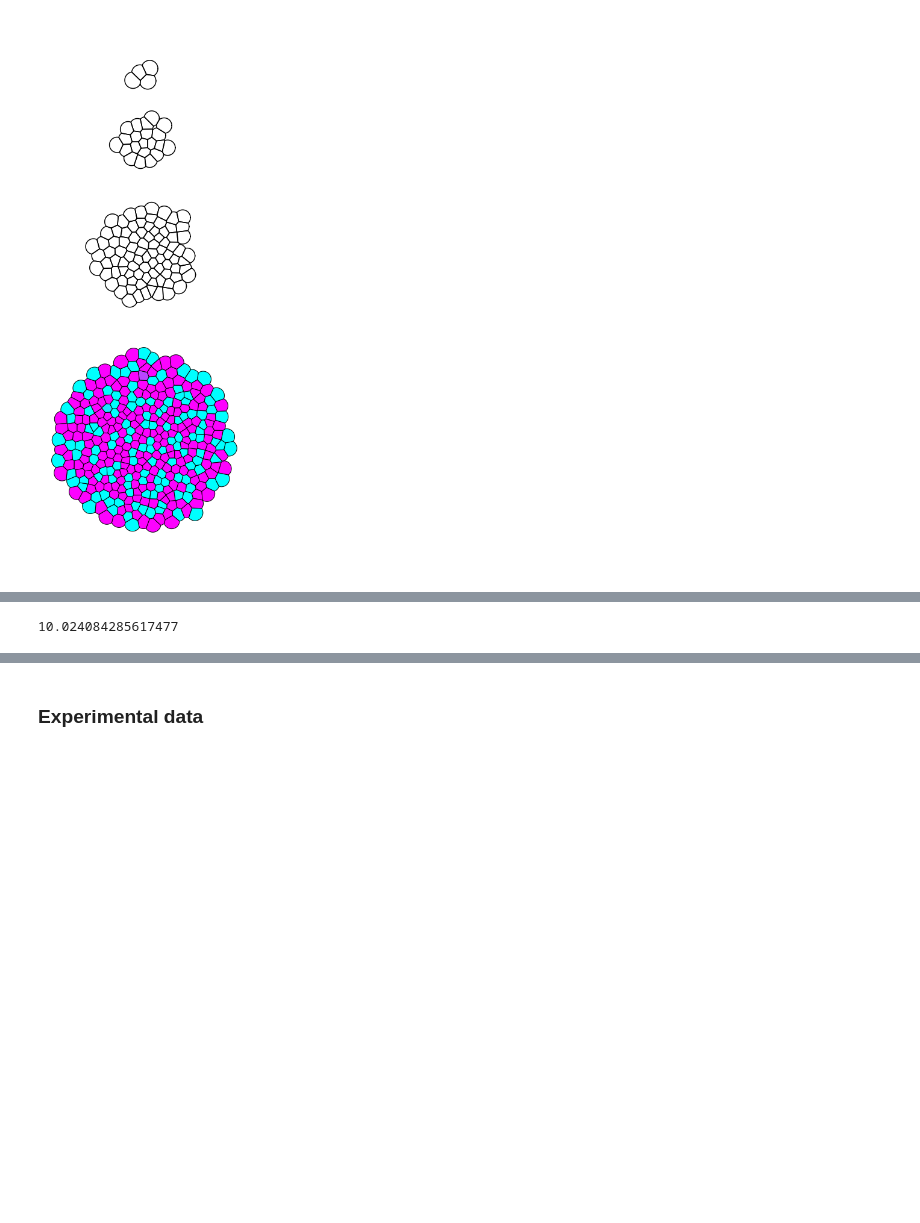
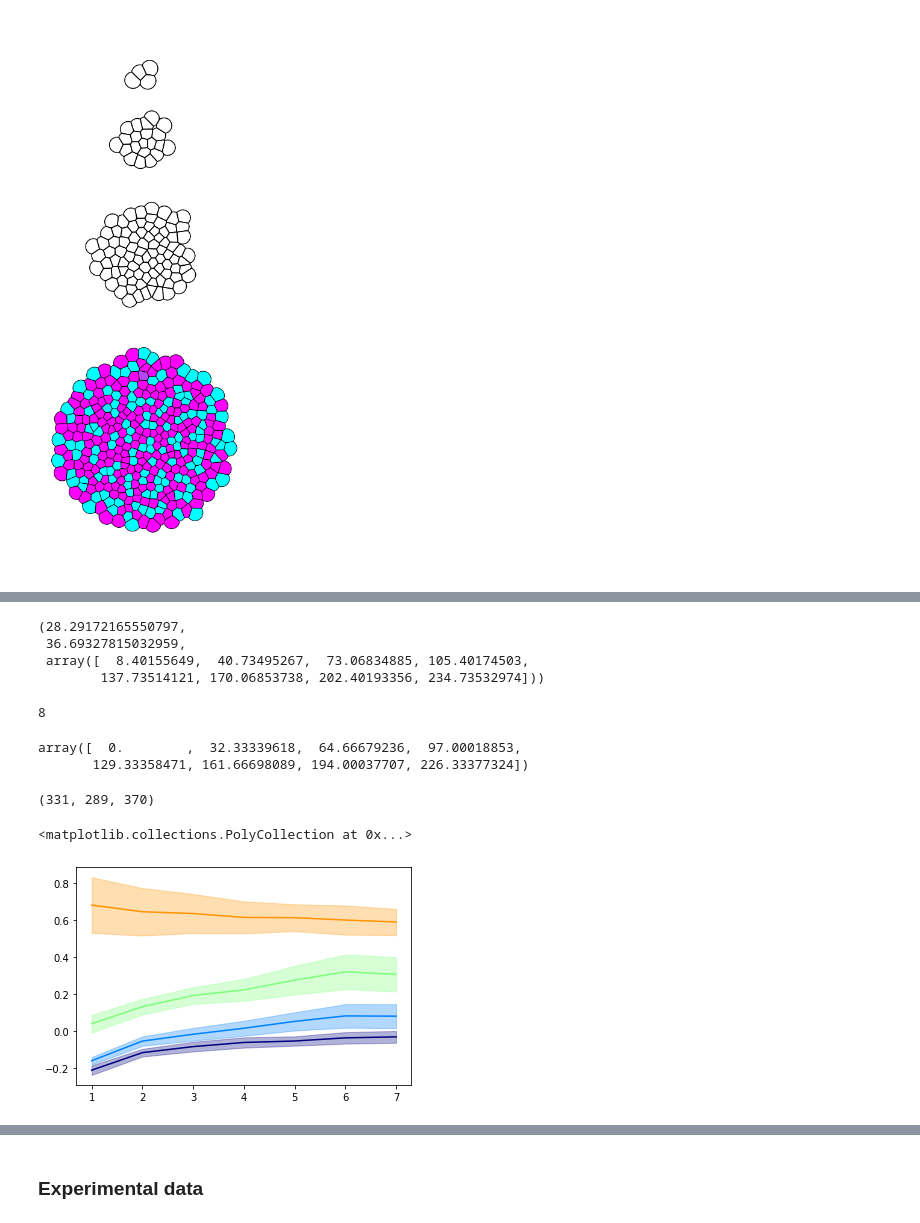
Before and after one commit to SchardtS/Cell-Differentiation, a Jupyter notebook: PhD Thesis (Images).ipynb, the cells around one changed output, grey strips where cells are left out. Saved outputs shown, nothing was run; the diff lists cells and outputs as text; code cells hidden in the pictures; blank space fills up the shorter version.

```diff
--- a/PhD Thesis (Images).ipynb
+++ b/PhD Thesis (Images).ipynb
@@ -2306,4 +2204,58 @@ len(DF.ID.unique()), DF.ID.unique()
-# %%
-t48_3D/t_div_3D
-# %% [output]
-10.024084285617477
+# %%
+t = np.linspace(t0, t48_3D, int(t48_3D/t_div))
+t_div, t[0]+t_div, t
+# %% [output]
+(28.29172165550797,
+ 36.69327815032959,
+ array([  8.40155649,  40.73495267,  73.06834885, 105.40174503,
+        137.73514121, 170.06853738, 202.40193356, 234.73532974]))
+# %%
+int(t48_3D/t_div)
+# %% [output]
+8
+# %%
+t = np.linspace(0, t48_3D-t0, int(t48_3D/t_div)+1)
+t
+# %% [output]
+array([  0.        ,  32.33339618,  64.66679236,  97.00018853,
+       129.33358471, 161.66698089, 194.00037707, 226.33377324])
+# %%
+DF1 = pd.read_csv('Results/PhD Thesis/Cell division/division_number_NN_2D.csv')
+DF2 = pd.read_csv('Results/PhD Thesis/Cell division/division_number_0.1_2D.csv')
+DF3 = pd.read_csv('Results/PhD Thesis/Cell division/division_number_0.5_2D.csv')
+DF4 = pd.read_csv('Results/PhD Thesis/Cell division/division_number_0.9_2D.csv')
+# %% [output]
+(331, 289, 370)
+# %%
+import matplotlib
+
+cmap = matplotlib.cm.get_cmap('jet')
+test = np.linspace(0,1,5)
+
+rgba = list(cmap(test[0]))
+rgba[-1] = .3
+
+M1_mean = DF1.groupby(['t_start']).mean().reset_index()['Moran'][::-1]
+M2_mean = DF2.groupby(['t_start']).mean().reset_index()['Moran'][::-1]
+M3_mean = DF3.groupby(['t_start']).mean().reset_index()['Moran'][::-1]
+M4_mean = DF4.groupby(['t_start']).mean().reset_index()['Moran'][::-1]
+
+M1_std = DF1.groupby(['t_start']).std().reset_index()['Moran'][::-1]
+M2_std = DF2.groupby(['t_start']).std().reset_index()['Moran'][::-1]
+M3_std = DF3.groupby(['t_start']).std().reset_index()['Moran'][::-1]
+M4_std = DF4.groupby(['t_start']).std().reset_index()['Moran'][::-1]
+
+div_num = list(range(1,len(M1_mean)+1))
+
+plt.plot(div_num, M1_mean, color=list(cmap(test[0])))
+plt.plot(div_num, M2_mean, color=list(cmap(test[1])))
+plt.plot(div_num, M3_mean, color=list(cmap(test[2])))
+plt.plot(div_num, M4_mean, color=list(cmap(test[3])))
+
+plt.fill_between(div_num, M1_mean-M1_std, M1_mean+M1_std, color=list(cmap(test[0])), alpha = 0.3)
+plt.fill_between(div_num, M2_mean-M2_std, M2_mean+M2_std, color=list(cmap(test[1])), alpha = 0.3)
+plt.fill_between(div_num, M3_mean-M3_std, M3_mean+M3_std, color=list(cmap(test[2])), alpha = 0.3)
+plt.fill_between(div_num, M4_mean-M4_std, M4_mean+M4_std, color=list(cmap(test[3])), alpha = 0.3)
+# %% [output]
+<matplotlib.collections.PolyCollection at 0x...>
+[figure, added]
```
Also changed, not shown: parts of 11 cells of this notebook.
